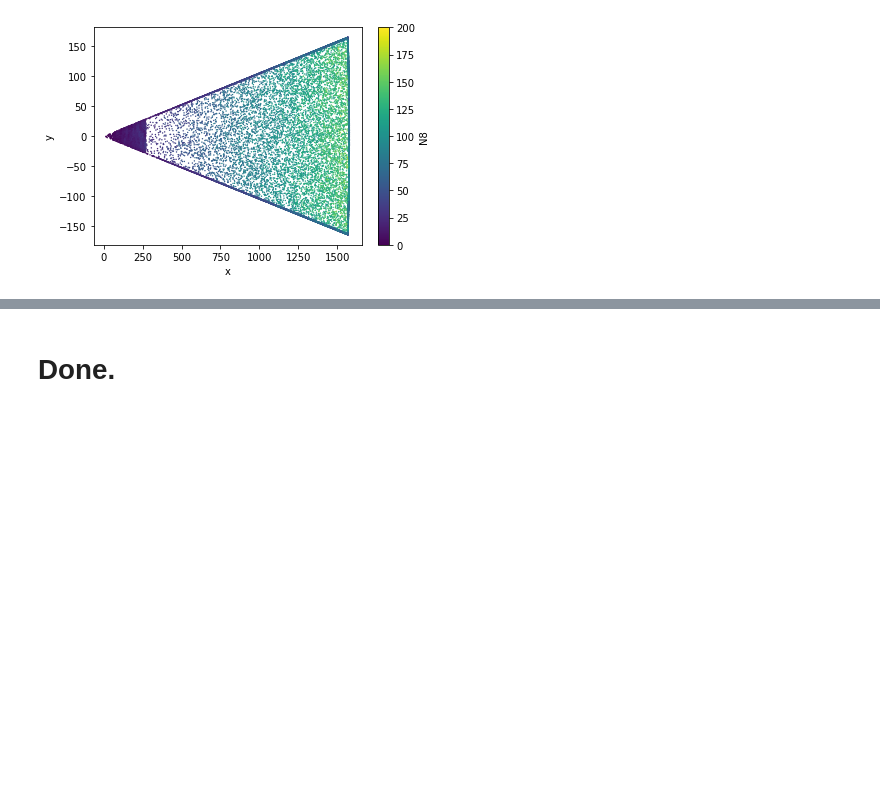
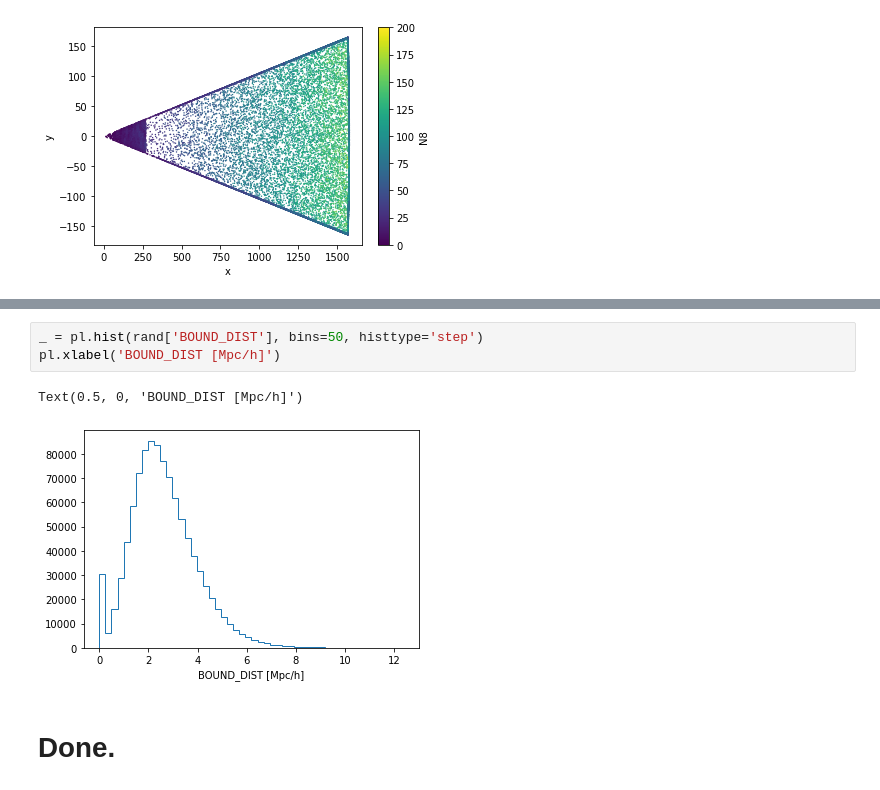
Before and after one commit to SgmAstro/DESI, a Jupyter notebook: randoms_qa.ipynb, the cells around one changed output, grey strips where cells are left out. Cells and saved outputs as stored; diff of their text form; blank space fills up the shorter version.

```diff
--- a/randoms_qa.ipynb
+++ b/randoms_qa.ipynb
@@ -111,2 +131,8 @@ pl.colorbar(label='N8')
+# %%
+_ = pl.hist(rand['BOUND_DIST'], bins=50, histtype='step')
+pl.xlabel('BOUND_DIST [Mpc/h]')
+# %% [output]
+Text(0.5, 0, 'BOUND_DIST [Mpc/h]')
+[figure, added]
 # %% [markdown]
 # Done.
```
Also changed, not shown: parts of 5 cells of this notebook, 1 other file.
